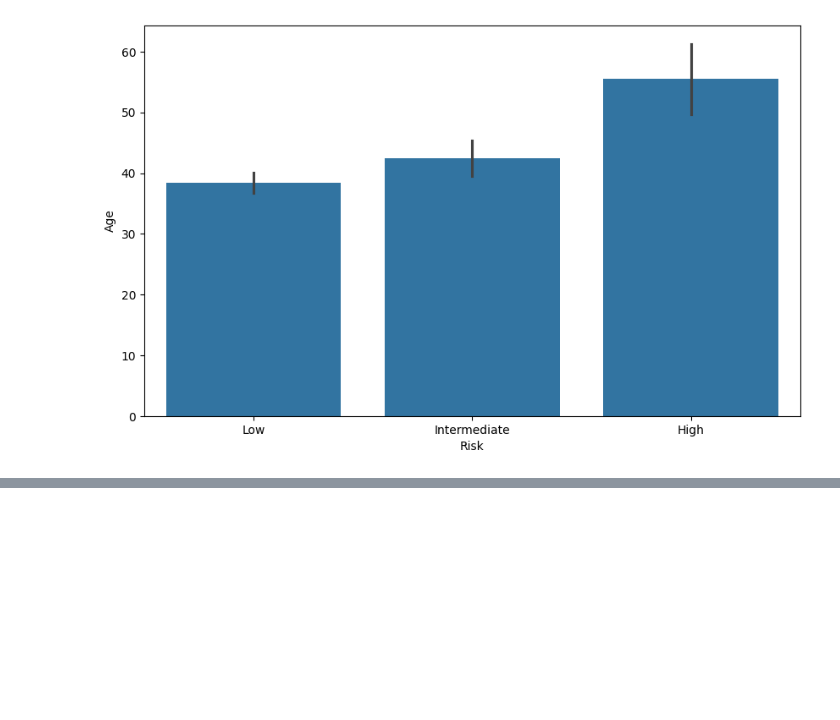
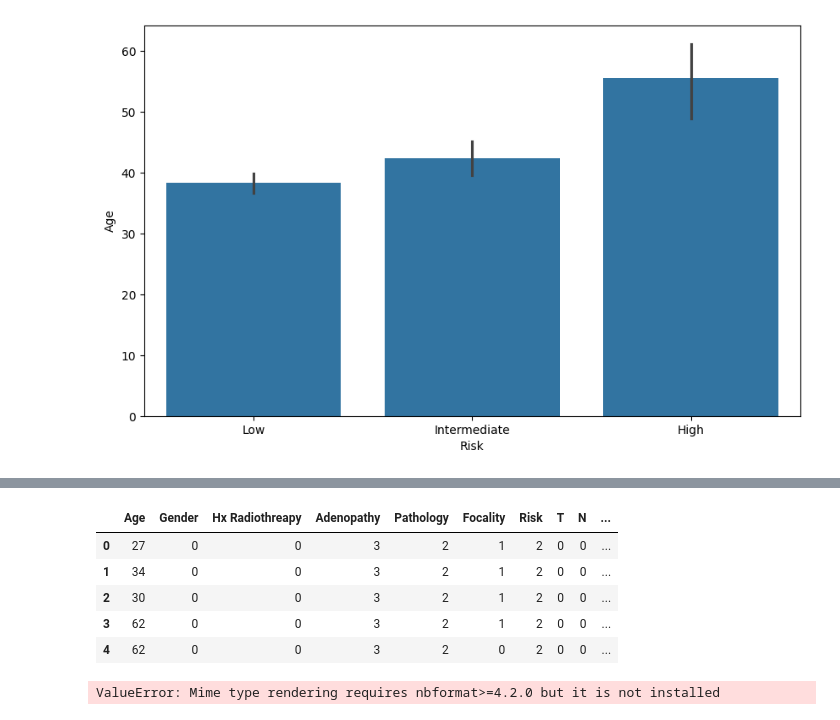
Before and after one commit to Joseph-Kobo/Exploratory_data_analysis_of-_thyroid_cancer_recurrence, a Jupyter notebook: Thyroid_Cancer_Analysis.ipynb, the cells around one changed output, grey strips where cells are left out. Cells and saved outputs as stored; diff of their text form; code cells hidden in the pictures; blank space fills up the shorter version.

```diff
--- a/Thyroid_Cancer_Analysis.ipynb
+++ b/Thyroid_Cancer_Analysis.ipynb
@@ -156,0 +209,16 @@ ValueError: Invalid RGBA argument: 'Gender'
+# %%
+from sklearn.preprocessing import LabelEncoder
+
+# Encode each categorical column with its own LabelEncoder instance
+for col in df.select_dtypes(include=['object', 'category']).columns:
+    le = LabelEncoder()
+    df[col] = le.fit_transform(df[col])
+# %%
+df.head()
+# %% [output]
+|  | Age | Gender | Hx Radiothreapy | Adenopathy | Pathology | Focality | Risk | T | N | ... |
+| 0 | 27 | 0 | 0 | 3 | 2 | 1 | 2 | 0 | 0 | ... |
+| 1 | 34 | 0 | 0 | 3 | 2 | 1 | 2 | 0 | 0 | ... |
+| 2 | 30 | 0 | 0 | 3 | 2 | 1 | 2 | 0 | 0 | ... |
+| 3 | 62 | 0 | 0 | 3 | 2 | 1 | 2 | 0 | 0 | ... |
+| 4 | 62 | 0 | 0 | 3 | 2 | 0 | 2 | 0 | 0 | ... |
@@ -156,0 +227,17 @@ ValueError: Invalid RGBA argument: 'Gender'
+# %%
+fig = px.imshow(
+    correlation_matrix,
+    text_auto=".2f",
+    color_continuous_scale="RdBu",
+    title="CORRELATION MATRIX"
+)
+
+fig.update_layout(
+    width=1000,
+    height=800,
+    margin=dict(l=50, r=50, t=50, b=50)
+)
+
+fig.show()
+# %% [output]
+ValueError: Mime type rendering requires nbformat>=4.2.0 but it is not installed
```
Also changed, not shown: parts of 3 cells of this notebook.
